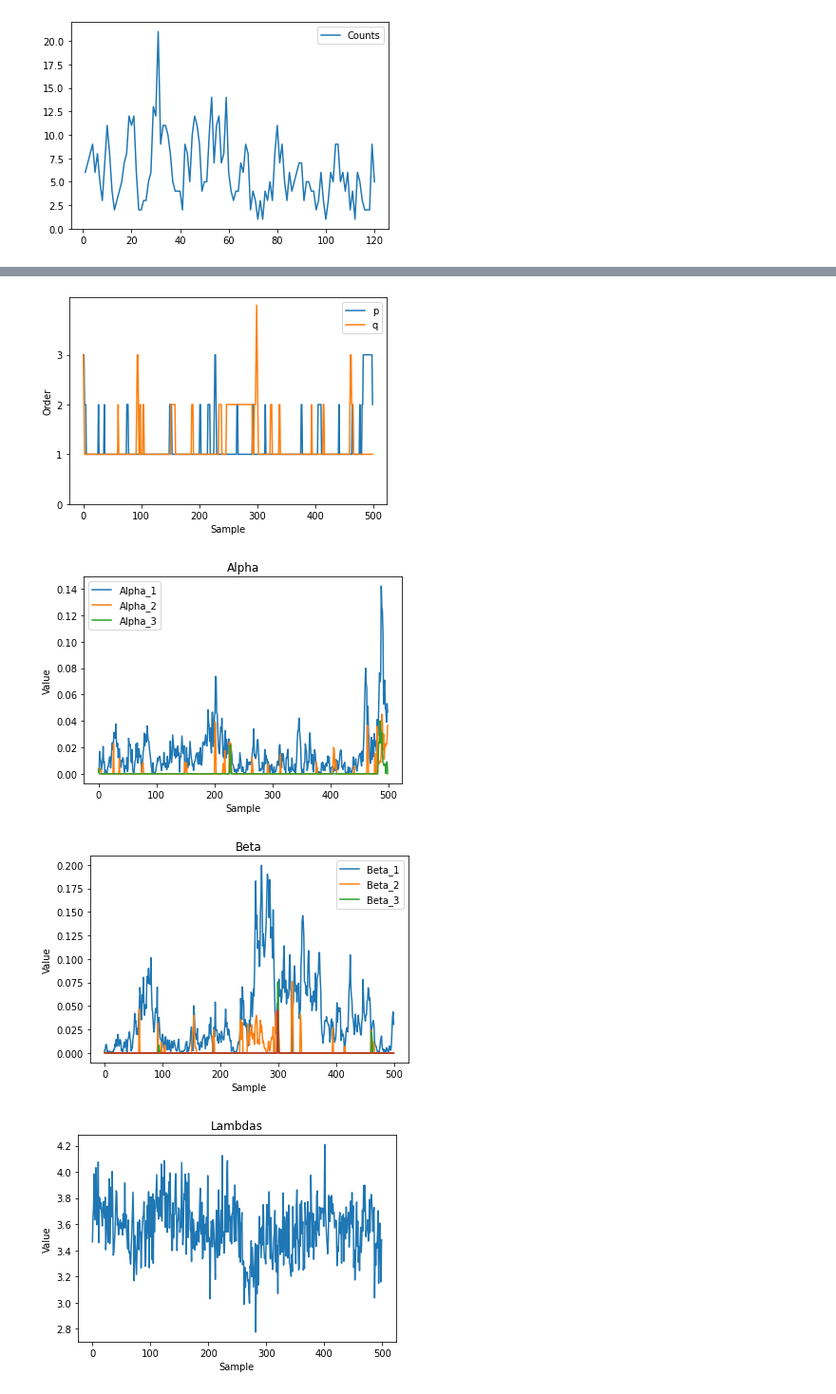
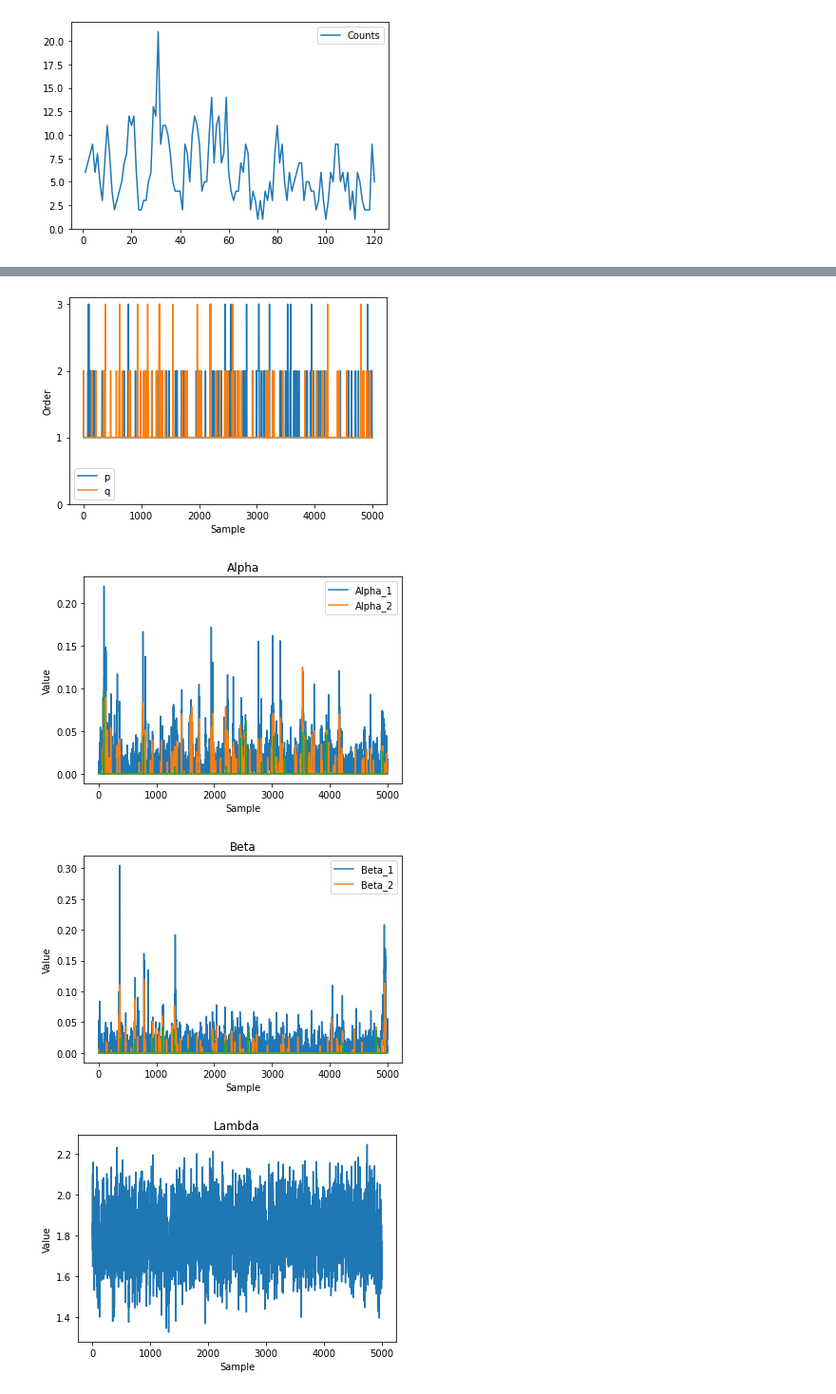
Before and after one commit to Jbrich95/INARMA_RJMCMC_py, a Jupyter notebook: Application.ipynb, the cells around one changed output, grey strips where cells are left out. Shown: that part at 95% size. Cells and saved outputs as stored; diff of their text form; code cells hidden in the pictures.

```diff
--- a/Application.ipynb
+++ b/Application.ipynb
@@ -35,7 +35,7 @@ init_pars=[alpha,beta,lam]
 p_max=4
 q_max=4
 order_max=[p_max,q_max]
-N_reps=500
+N_reps=5000
 # %%
 from INARMA_RJMCMC import inarma_rjmcmc
 # %%
@@ -56,7 +68,7 @@ ax.legend(labels = ["p","q"])
 ax.yaxis.set(ticks=range(0,max(p_max,q_max)))
 plt.show()
 # %% [output]
-[figure, old version]
+[figure, new version]
 # %%
 
 # plot alpha
@@ -72,7 +84,7 @@ for i in range(0,max_p): alpha_lab.append("Alpha_%i" %(i+1) )
 ax.legend(loc = "best",labels = alpha_lab)
 plt.show()
 # %% [output]
-[figure, old version]
+[figure, new version]
 # %%
 # plot beta
 max_q = max(order_count[1,])
@@ -87,13 +99,13 @@ for i in range(0,max_p): beta_lab.append("Beta_%i" %(i+1) )
 ax.legend(loc = "best",labels = beta_lab)
 plt.show()
 # %% [output]
-[figure, old version]
+[figure, new version]
 # %%
 # plot lambda
 fig = plt.figure()
 ax = fig.add_subplot(111)
 ax.plot(lams)
-ax.set(title='Lambdas', ylabel='Value', xlabel='Sample')
+ax.set(title='Lambda', ylabel='Value', xlabel='Sample')
 plt.show()
 # %% [output]
-[figure, old version]
+[figure, new version]
```
Also changed, not shown: parts of 1 cell of this notebook, 3 other files.
